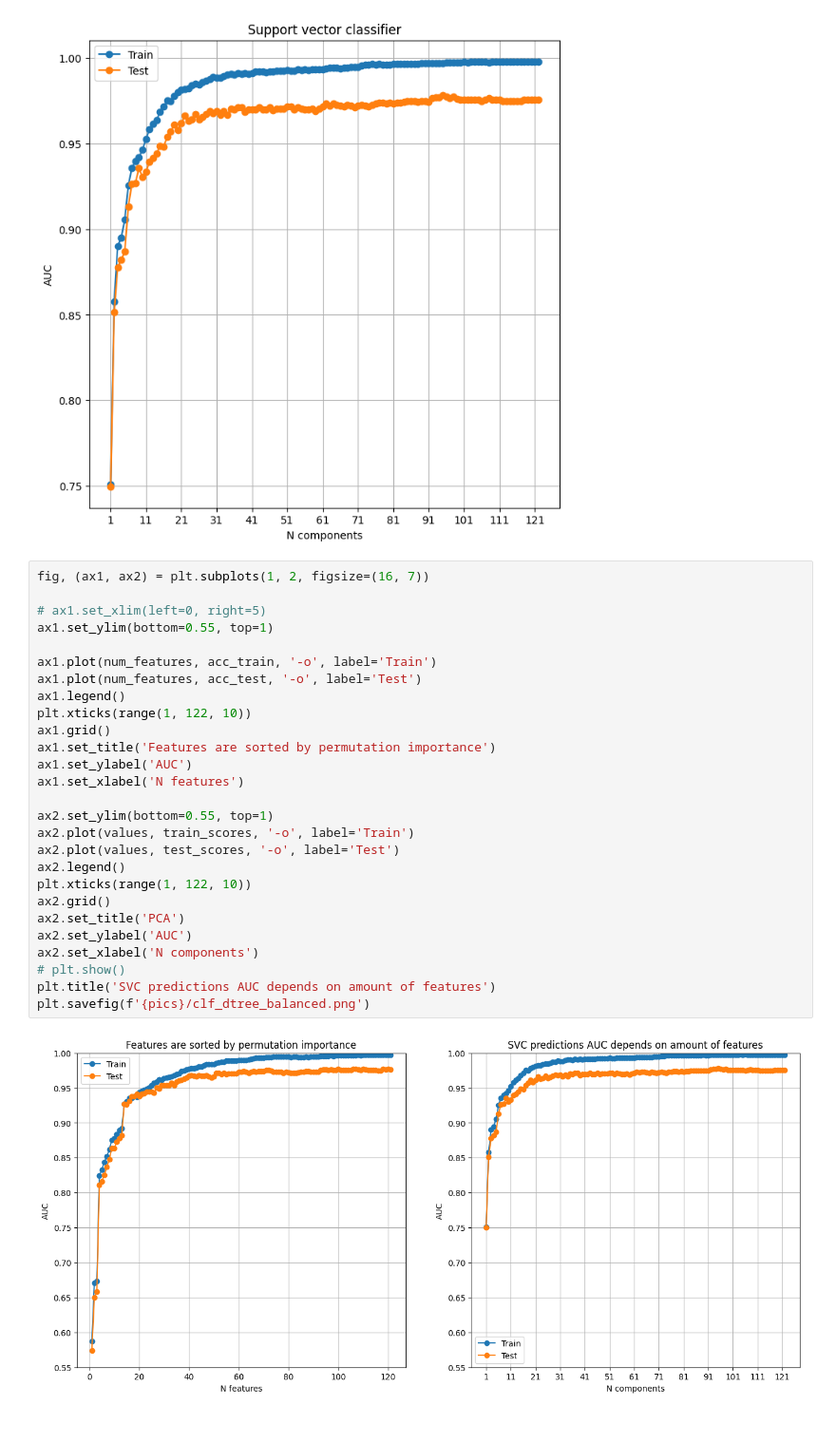
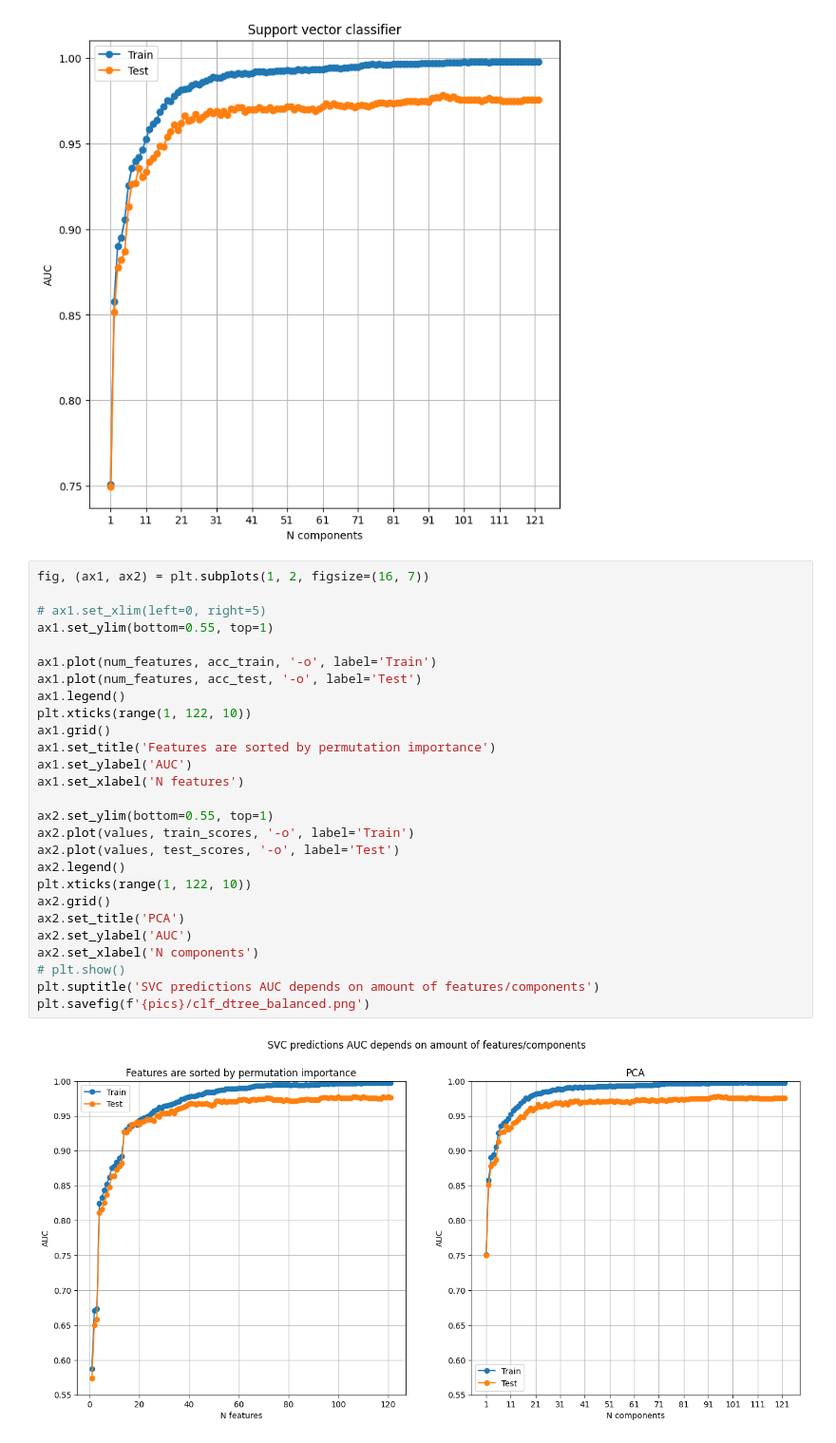
Before and after one commit to Protolaw/a2a_binary_classifier, a Jupyter notebook: svm.ipynb, the cells around one changed output. Shown at 95% size. Saved outputs shown, nothing was run; the diff lists cells and outputs as text.

```diff
--- a/svm.ipynb
+++ b/svm.ipynb
@@ -267,29 +278,29 @@ plt.savefig(f'{pics}/clf_dtree_balanced.png')
 # %%
 fig, (ax1, ax2) = plt.subplots(1, 2, figsize=(16, 7))
 
 # ax1.set_xlim(left=0, right=5)
 ax1.set_ylim(bottom=0.55, top=1)
 
 ax1.plot(num_features, acc_train, '-o', label='Train')
 ax1.plot(num_features, acc_test, '-o', label='Test')
 ax1.legend()
 plt.xticks(range(1, 122, 10))
 ax1.grid()
 ax1.set_title('Features are sorted by permutation importance')
 ax1.set_ylabel('AUC')
 ax1.set_xlabel('N features')
 
 ax2.set_ylim(bottom=0.55, top=1)
 ax2.plot(values, train_scores, '-o', label='Train')
 ax2.plot(values, test_scores, '-o', label='Test')
 ax2.legend()
 plt.xticks(range(1, 122, 10))
 ax2.grid()
 ax2.set_title('PCA')
 ax2.set_ylabel('AUC')
 ax2.set_xlabel('N components')
 # plt.show()
-plt.title('SVC predictions AUC depends on amount of features')
+plt.suptitle('SVC predictions AUC depends on amount of features/components')
 plt.savefig(f'{pics}/clf_dtree_balanced.png')
 # %% [output]
-[figure, old version]
+[figure, new version]
```
Also changed, not shown: parts of 10 cells of this notebook, 1 other file.
